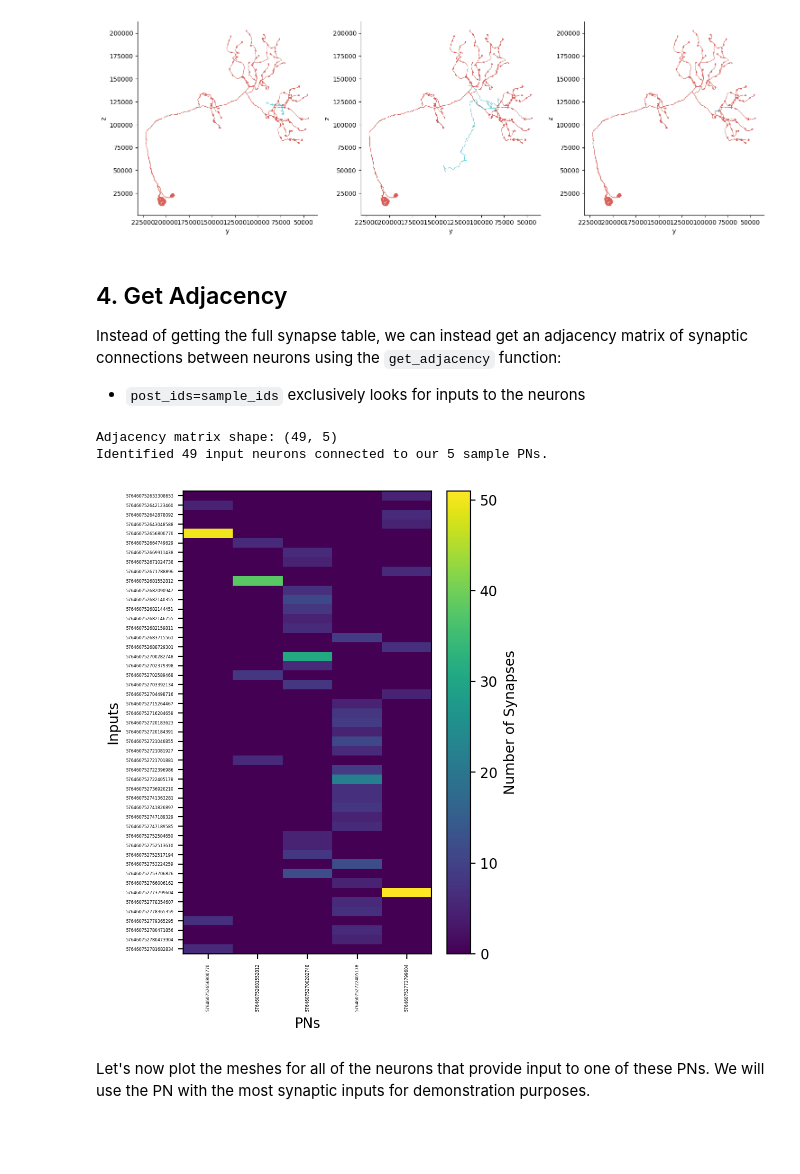
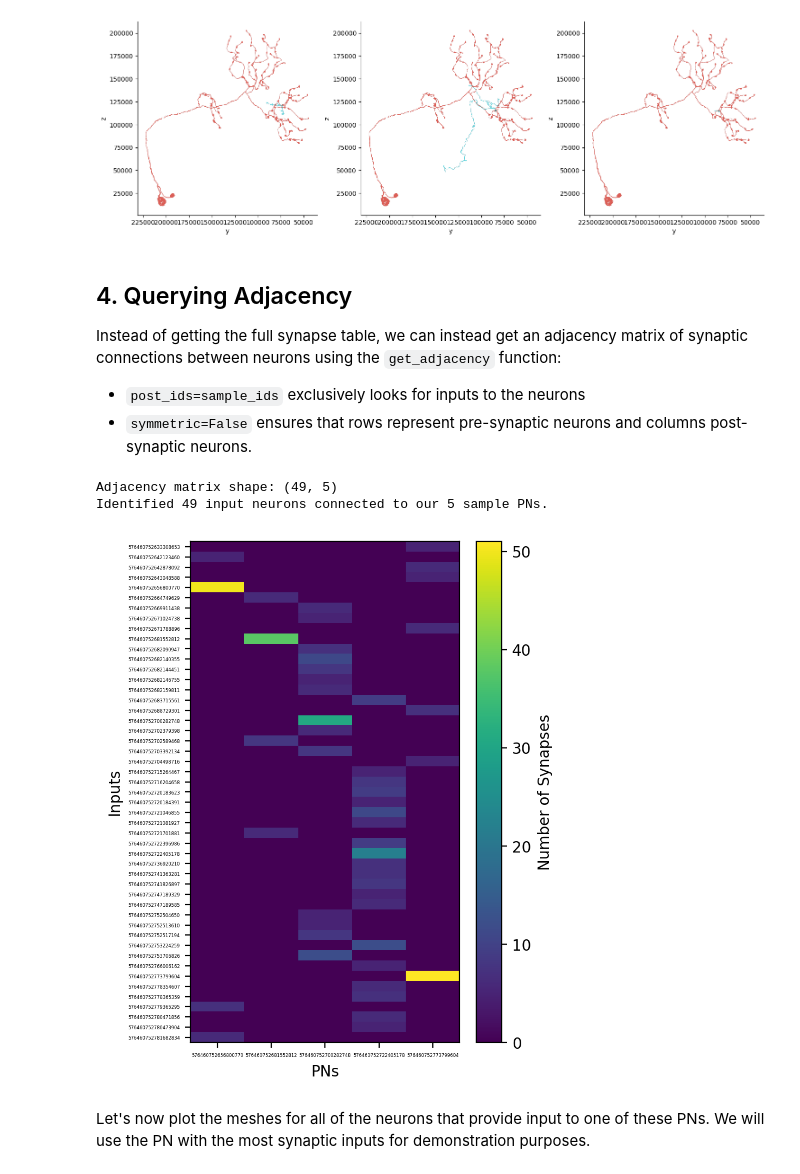
Before and after one commit to Social-Evolution-and-Behavior/crantpy, a Jupyter notebook: docs/deep_dive/connectivity.ipynb, the cells around one changed output. Drawn from its saved outputs; the diff is of its cells as text; code cells hidden in the pictures; blank space fills up the shorter version.

```diff
--- a/docs/deep_dive/connectivity.ipynb
+++ b/docs/deep_dive/connectivity.ipynb
@@ -123,13 +123,14 @@ plt.show()
 # %% [output]
 [figure]
 # %% [markdown]
-## 4. Get Adjacency
+## 4. Querying Adjacency
 
 Instead of getting the full synapse table, we can instead get an adjacency matrix of synaptic connections between neurons using the `get_adjacency` function:
 
 - `post_ids=sample_ids` exclusively looks for inputs to the neurons
+- `symmetric=False` ensures that rows represent pre-synaptic neurons and columns post-synaptic neurons.
 # %%
-adjacency = cp.get_adjacency(post_ids=sample_ids, threshold=5)
+adjacency = cp.get_adjacency(post_ids=sample_ids, threshold=5, symmetric=False)
 print(f"Adjacency matrix shape: {adjacency.shape}")
 print(f"Identified {adjacency.shape[0]} input neurons connected to our {adjacency.shape[1]} sample PNs.")
 # %% [output]
@@ -138,15 +139,15 @@ Identified 49 input neurons connected to our 5 sample PNs.
 # %%
 # Heatmap
 plt.figure(figsize=(4, 6), dpi=200)
 plt.imshow(adjacency.values, aspect='auto', cmap='viridis')
 plt.colorbar(label='Number of Synapses')
 plt.xlabel('PNs')
 plt.ylabel('Inputs')
-plt.xticks(ticks=np.arange(len(adjacency.columns)), labels=adjacency.columns, rotation=90, fontsize=3)
+plt.xticks(ticks=np.arange(len(adjacency.columns)), labels=adjacency.columns, rotation=0, fontsize=3)
 plt.yticks(ticks=np.arange(len(adjacency.index)), labels=adjacency.index, fontsize=3)
 plt.show()
 # %% [output]
-[figure, old version]
+[figure, new version]
 # %% [markdown]
 Let's now plot the meshes for all of the neurons that provide input to one of these PNs. We will use the PN with the most synaptic inputs for demonstration purposes.
 # %%
```
Also changed, not shown: parts of 6 cells of this notebook, 1 other file.
